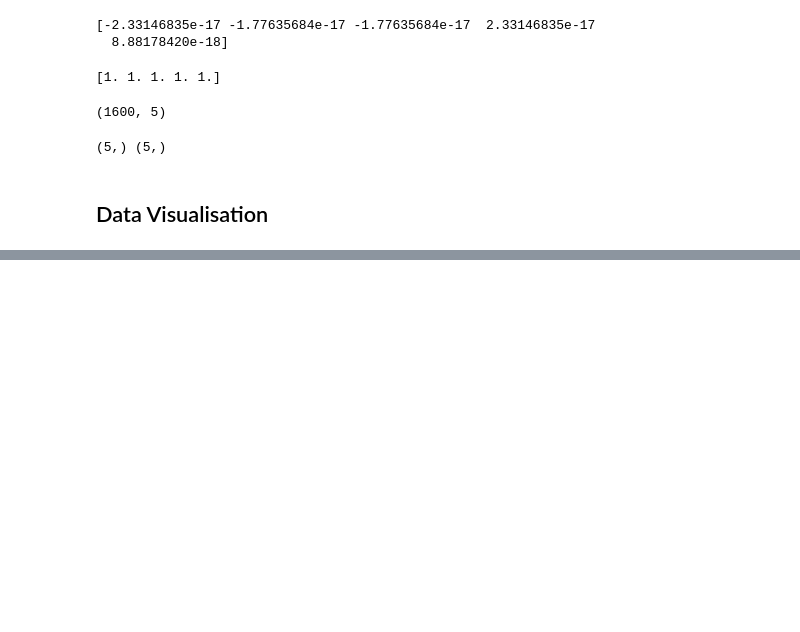
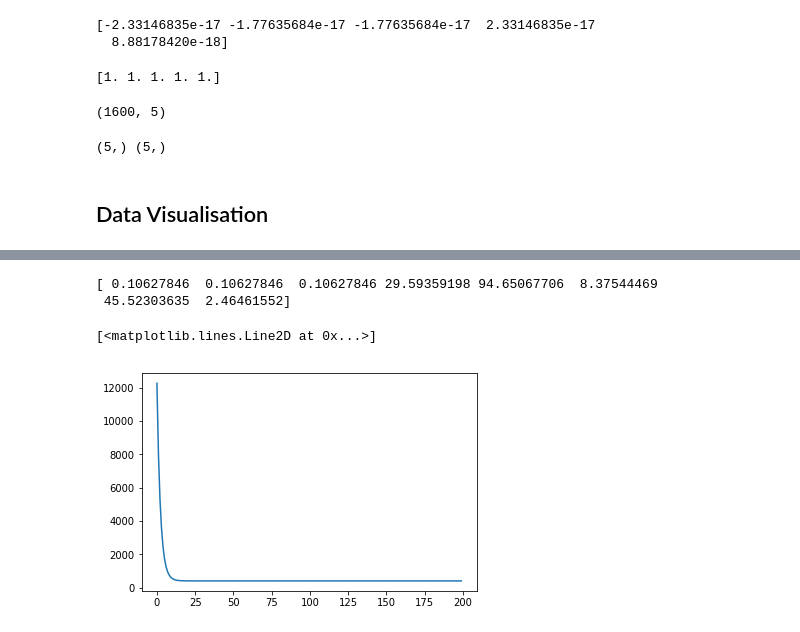
Before and after one commit to yatin9988/LinearRegression, a Jupyter notebook: LinearRegression_multipleFeatures.ipynb, the cells around one changed output, grey strips where cells are left out. Drawn from its saved outputs; the diff is of its cells as text; code cells hidden in the pictures; blank space fills up the shorter version.

```diff
--- a/LinearRegression_multipleFeatures.ipynb
+++ b/LinearRegression_multipleFeatures.ipynb
@@ -89,0 +123,34 @@ def hypothesis()
+# %%
+def gradient_descent(X,Y,lr=0.2,max_itr=200):
+
+    m,n = X.shape
+    theta = np.zeros((n,))
+    err_list = []
+
+    for i in range(max_itr):
+
+        err = error(X,Y,theta)
+        err_list.append(err)
+
+        grad = gradient1(X,Y,theta)
+
+        for j in range(n):
+            theta[j] = theta[j] - lr*grad[j]
+
+    return theta,err_list
+# %%
+ones = np.ones((X.shape[0],1))
+# %%
+X = np.hstack((ones,X))
+# %%
+theta,err_list = gradient_descent(X,Y)
+# %%
+print(theta)
+# %% [output]
+[ 0.10627846  0.10627846  0.10627846 29.59359198 94.65067706  8.37544469
+ 45.52303635  2.46461552]
+# %%
+plt.plot(err_list)
+# %% [output]
+[<matplotlib.lines.Line2D at 0x...>]
+[figure, added]
```
Also changed, not shown: parts of 7 cells of this notebook.
